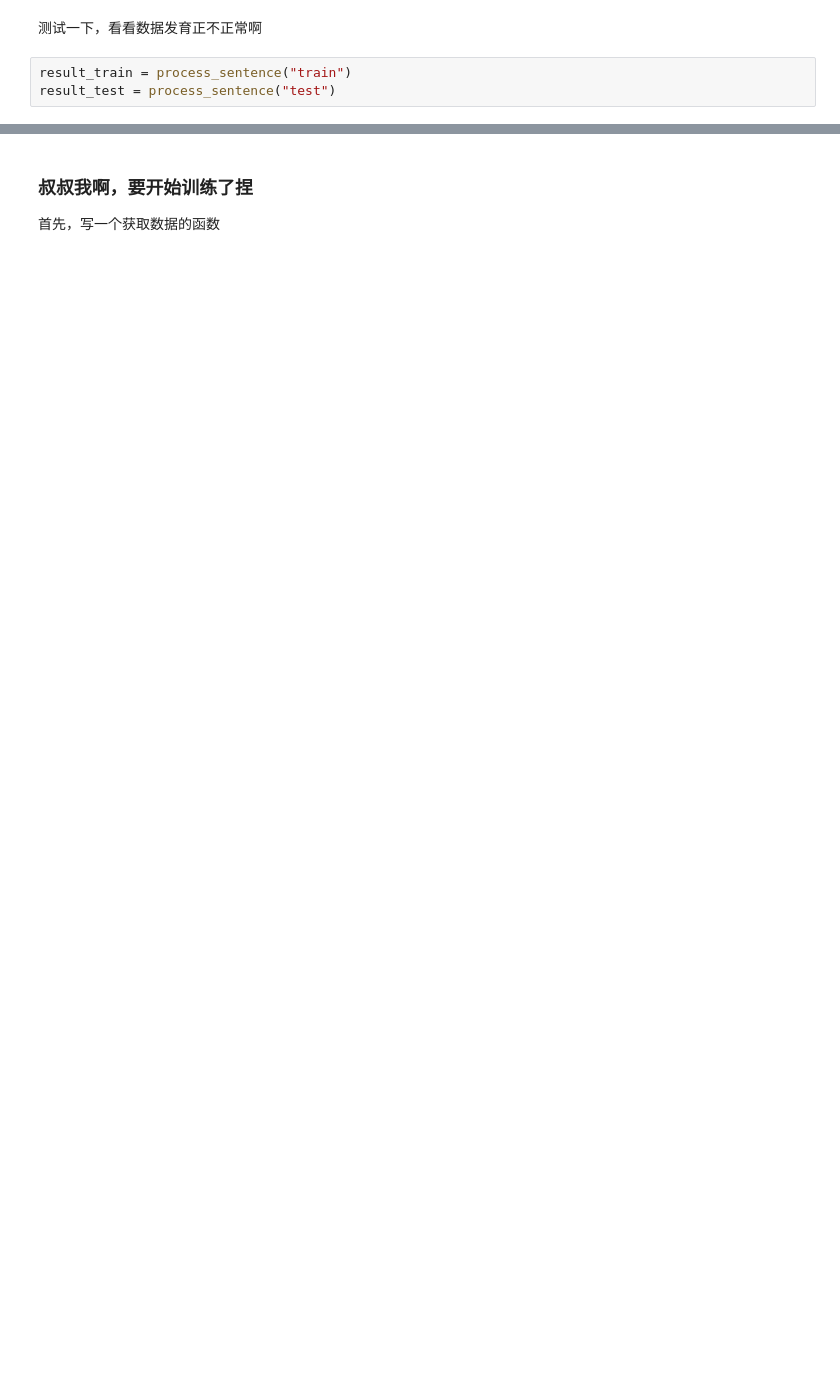
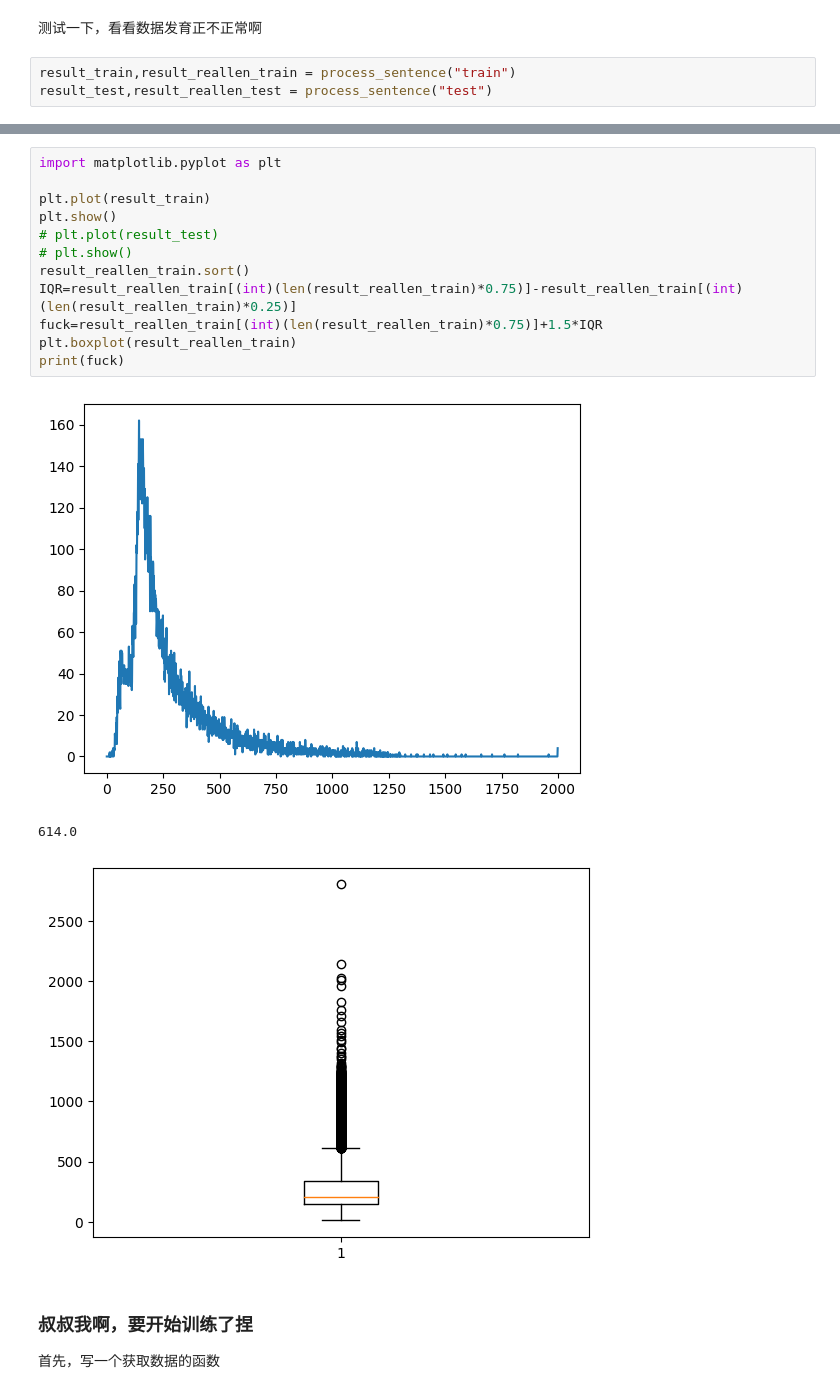
Before and after one commit to Selina233/mlpda-project, a Jupyter notebook: process_data.ipynb, the cells around one changed output, grey strips where cells are left out. Cells and saved outputs as stored; diff of their text form; blank space fills up the shorter version.

Commit message:
Update process_data.ipynb
almost final change to pre process, change sentence maxlen to 600, padding index to -1 and draw delicate picture

```diff
--- a/process_data.ipynb
+++ b/process_data.ipynb
@@ -116,5 +127,5 @@ def process_sentence(flag: str, path: str = 'data/aclImdb', length_limit: int =
 # %% [markdown]
 测试一下，看看数据发育正不正常啊
 # %%
-result_train = process_sentence("train")
-result_test = process_sentence("test")
+result_train,result_reallen_train = process_sentence("train")
+result_test,result_reallen_test = process_sentence("test")
@@ -132,3 +134,19 @@ plt.plot(result_test)
+# %%
+import matplotlib.pyplot as plt
+
+plt.plot(result_train)
+plt.show()
+# plt.plot(result_test)
+# plt.show()
+result_reallen_train.sort()
+IQR=result_reallen_train[(int)(len(result_reallen_train)*0.75)]-result_reallen_train[(int)(len(result_reallen_train)*0.25)]
+fuck=result_reallen_train[(int)(len(result_reallen_train)*0.75)]+1.5*IQR
+plt.boxplot(result_reallen_train)
+print(fuck)
+# %% [output]
+[figure, added]
+614.0
+[figure, added]
 # %% [markdown]
 ### 叔叔我啊，要开始训练了捏
 
```
Also changed, not shown: parts of 8 cells of this notebook.
